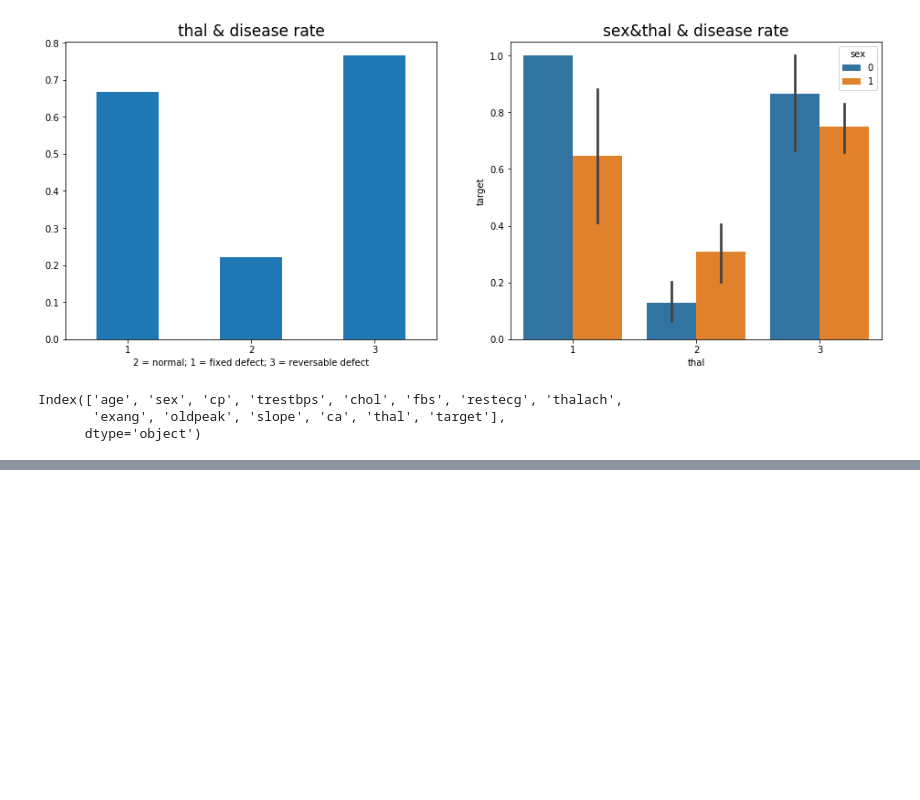
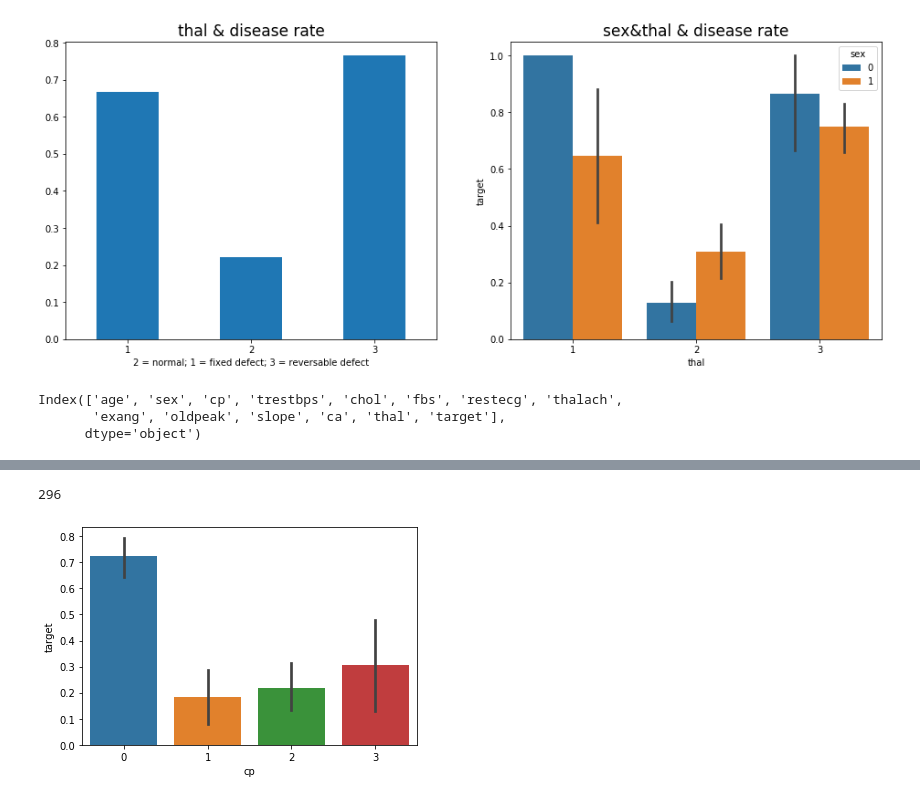
Before and after one commit to seonleeuni/ME, a Jupyter notebook: project1_EDA_heart_disease.ipynb, the cells around one changed output, grey strips where cells are left out. Saved outputs shown, nothing was run; the diff lists cells and outputs as text; code cells hidden in the pictures; blank space fills up the shorter version.

```diff
--- a/project1_EDA_heart_disease.ipynb
+++ b/project1_EDA_heart_disease.ipynb
@@ -433,0 +446,6 @@ plt.show()
+# %%
+sns.barplot(data = data, x = 'cp',y = 'target')
+data.shape[0]
+# %% [output]
+296
+[figure, added]
```
Also changed, not shown: parts of 14 cells of this notebook.
